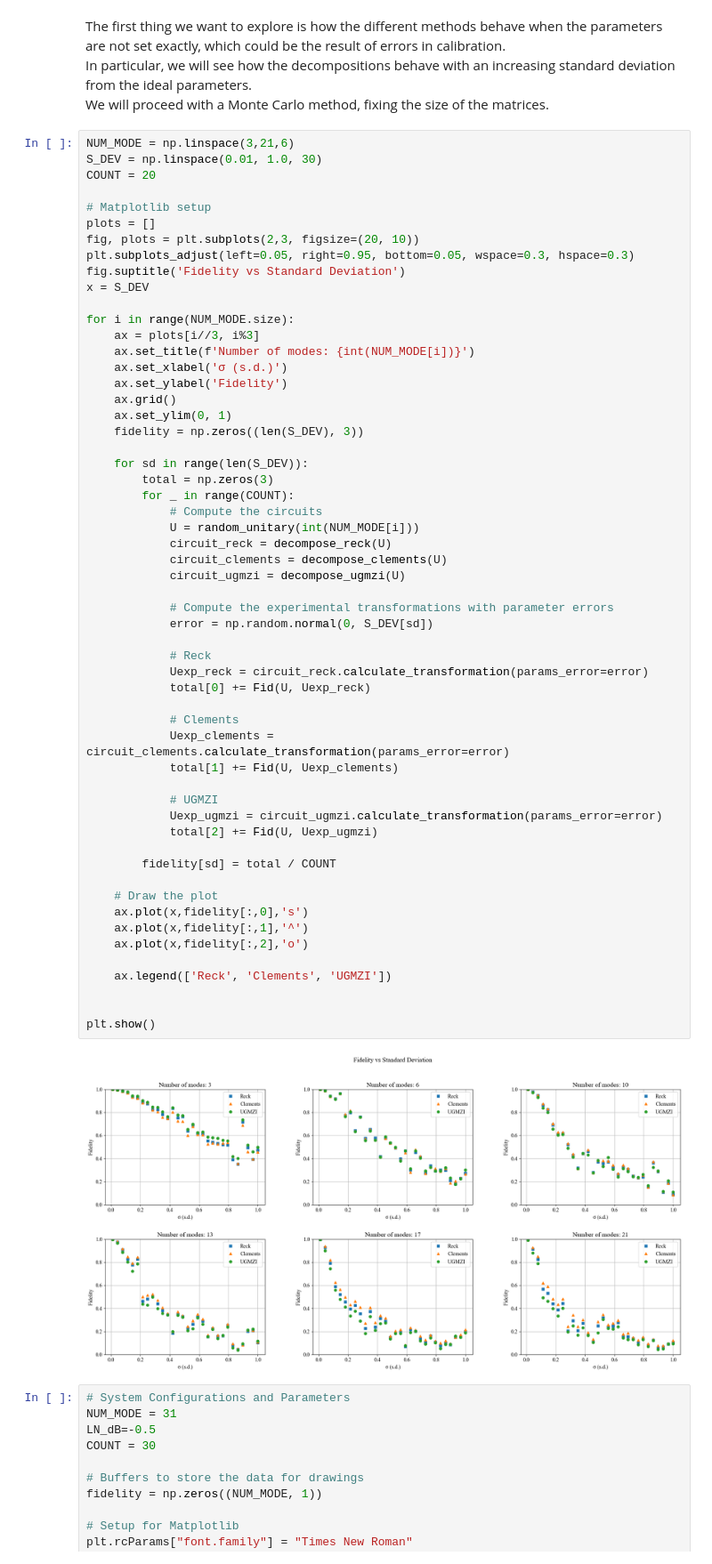
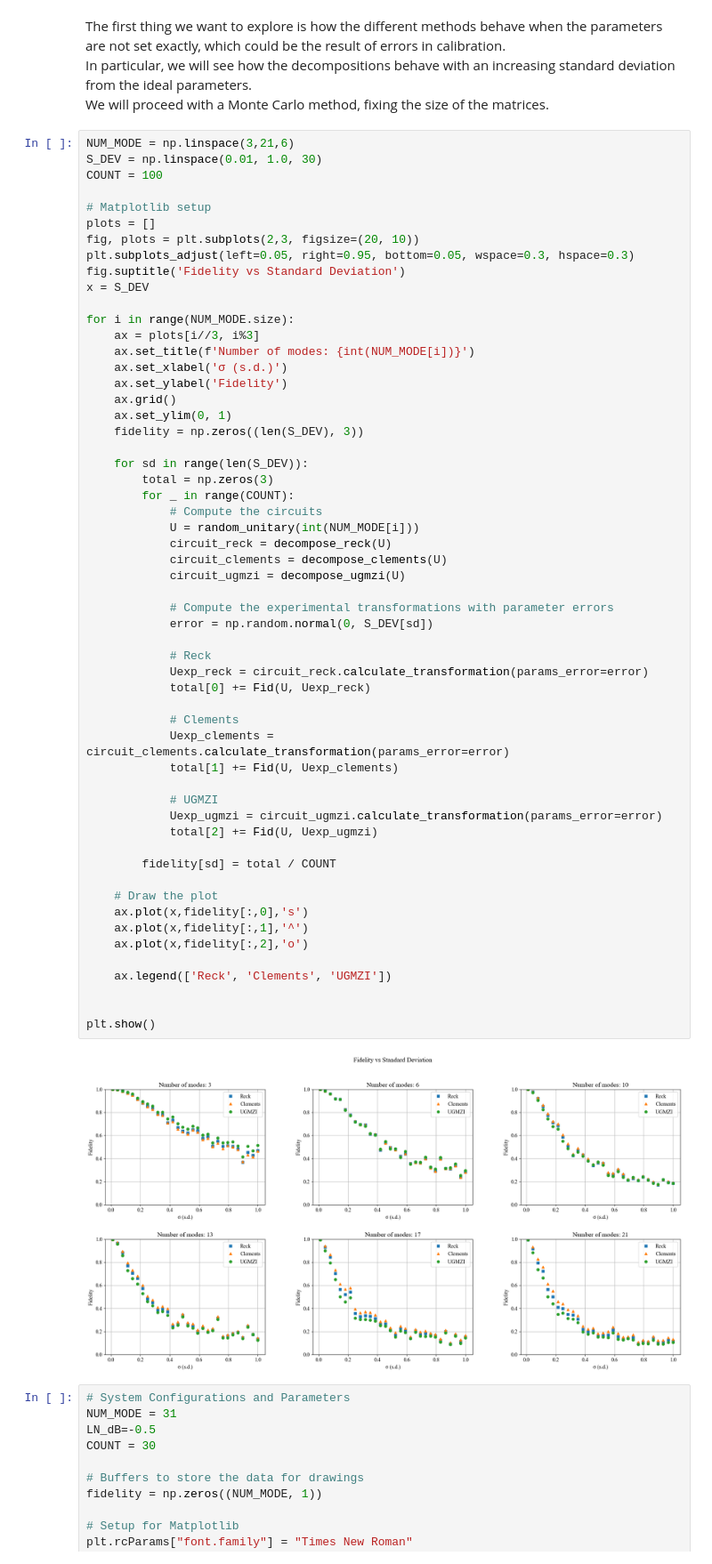
Before and after one commit to AndreaBarletta/Fidelity-Restoration, a Jupyter notebook: notebook.ipynb, the cells around one changed output. Shown at 89% size. Saved outputs shown, nothing was run; the diff lists cells and outputs as text.

Commit message:
Ran fidelity vs parameter error with COUNT=100

```diff
--- a/notebook.ipynb
+++ b/notebook.ipynb
@@ -783,7 +783,7 @@ We will proceed with a Monte Carlo method, fixing the size of the matrices.
 # %%
 NUM_MODE = np.linspace(3,21,6)
 S_DEV = np.linspace(0.01, 1.0, 30)
-COUNT = 20
+COUNT = 100
 
 # Matplotlib setup
 plots = []
@@ -810,34 +810,34 @@ for i in range(NUM_MODE.size):
             circuit_clements = decompose_clements(U)
             circuit_ugmzi = decompose_ugmzi(U)
 
             # Compute the experimental transformations with parameter errors
             error = np.random.normal(0, S_DEV[sd])
 
             # Reck
             Uexp_reck = circuit_reck.calculate_transformation(params_error=error)
             total[0] += Fid(U, Uexp_reck)
 
             # Clements
             Uexp_clements = circuit_clements.calculate_transformation(params_error=error)
             total[1] += Fid(U, Uexp_clements)
 
             # UGMZI
             Uexp_ugmzi = circuit_ugmzi.calculate_transformation(params_error=error)
             total[2] += Fid(U, Uexp_ugmzi)
 
         fidelity[sd] = total / COUNT
 
     # Draw the plot
     ax.plot(x,fidelity[:,0],'s')
     ax.plot(x,fidelity[:,1],'^')
     ax.plot(x,fidelity[:,2],'o')
 
     ax.legend(['Reck', 'Clements', 'UGMZI'])
 
 
 plt.show()
 # %% [output]
-[figure, old version]
+[figure, new version]
 # %%
 # System Configurations and Parameters
 NUM_MODE = 31
```
